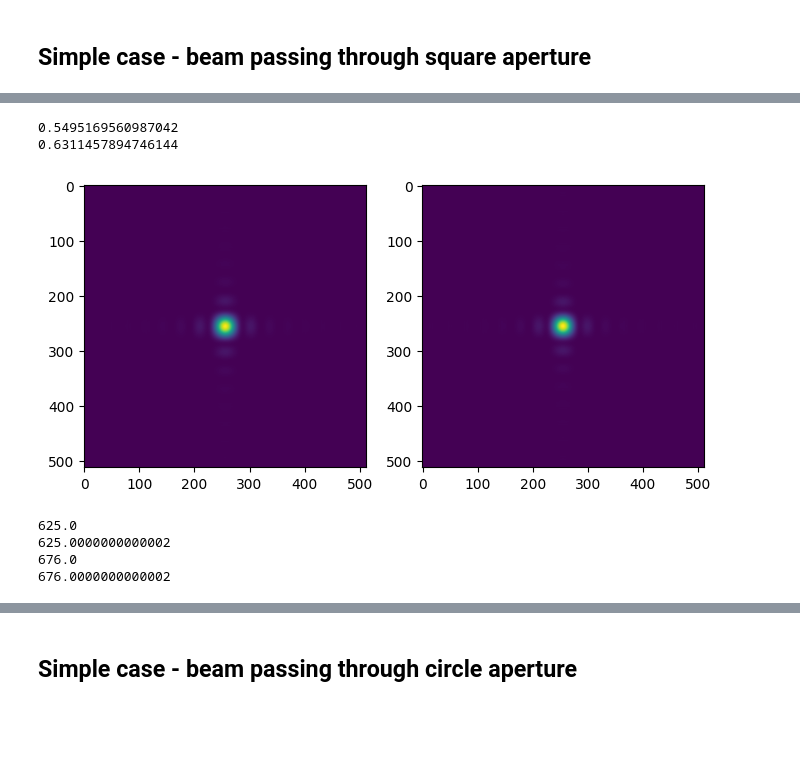
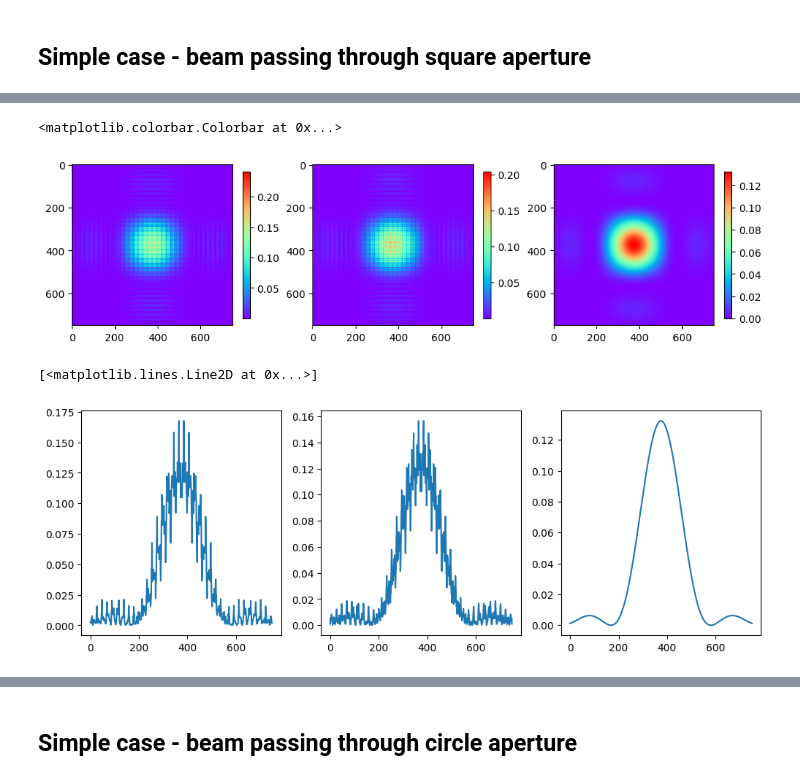
Before and after one commit to johnnymtex/photonMismatch, a Jupyter notebook: tests_fraunhofer.ipynb, the cells around one changed output, grey strips where cells are left out. Drawn from its saved outputs; the diff is of its cells as text; code cells hidden in the pictures; blank space fills up the shorter version.

```diff
--- a/tests_fraunhofer.ipynb
+++ b/tests_fraunhofer.ipynb
@@ -17,12 +18,12 @@ N_F = [1e-6, 1e-4, 1e-2, 4]
 # %%
 # known case from LightPipes
 
-grid_size = 0.4
-lambda_ = 1e-6
-grid_dimension = 512
+grid_size = 500e-6
+lambda_ = 2.75e-10
+grid_dimension = 750
 
-w=0.01
-z = 500
+w=25e-6
+z=25
 # %%
 F_in = lp.Begin(grid_size, lambda_, grid_dimension)
 F_in = lp.RectAperture(2*w, 2*w, 0, F_in)
@@ -47,26 +51,30 @@ ax[1].imshow(np.abs(E_in)**2)
 # %%
-F_out = lp.Forvard(z, F_in)
+F_out = lp.Forvard(F_in, z)
 E_out = fraunhofer_propagation(E_in, lambda_, z, grid_size/grid_dimension)
+# %%
+def I_theoretical(x,y,w,lambda_,z):
+    return 16*w**4/(lambda_**2*z**2)*np.sinc(2*w*x/(lambda_*z))**2*np.sinc(2*w*y/(lambda_*z))**2
+
+I_plot = I_theoretical(X, Y, w, lambda_, z)
+# %%
+fig, ax = plt.subplots(ncols=3, figsize=(12,4))
+
+im1=ax[0].imshow(np.abs(F_out.field)**2, cmap='rainbow')
+im2=ax[1].imshow(np.abs(E_out)**2, cmap='rainbow')
+im3=ax[2].imshow(I_plot, cmap='rainbow')
+
+fig.colorbar(im1, ax=ax[0], shrink=0.65)
+fig.colorbar(im2, ax=ax[1], shrink=0.65)
+fig.colorbar(im3, ax=ax[2], shrink=0.65)
+# %% [output]
+<matplotlib.colorbar.Colorbar at 0x...>
+[figure, added]
 # %%
-fig, ax = plt.subplots(ncols=2, figsize=(8,4))
+fig, ax = plt.subplots(ncols=3, figsize=(12,4))
 
-ax[0].imshow(np.abs(F_out.field)**2)
-ax[1].imshow(np.abs(E_out)**2)
-
-print(np.max(np.abs(F_out.field)**2))
-print(np.max(np.abs(E_out)**2))
+ax[0].plot(np.abs(F_out.field[int(len(F_out.field)/2)])**2)
+ax[1].plot(np.abs(E_out[int(len(E_out)/2)])**2)
+ax[2].plot(I_plot[int(len(I_plot)/2)])
 # %% [output]
-0.5495169560987042
-0.6311457894746144
+[<matplotlib.lines.Line2D at 0x...>]
-[figure, old version]
+[figure, new version]
-# %%
-print(np.sum(np.abs(F_in.field)**2))
-print(np.sum(np.abs(F_out.field)**2))
-
-print(np.sum(np.abs(E_in)**2))
-print(np.sum(np.abs(E_out)**2))
-# %% [output]
-625.0
-625.0000000000002
-676.0
-676.0000000000002
```
Also changed, not shown: parts of 35 cells of this notebook, 2 other files.
